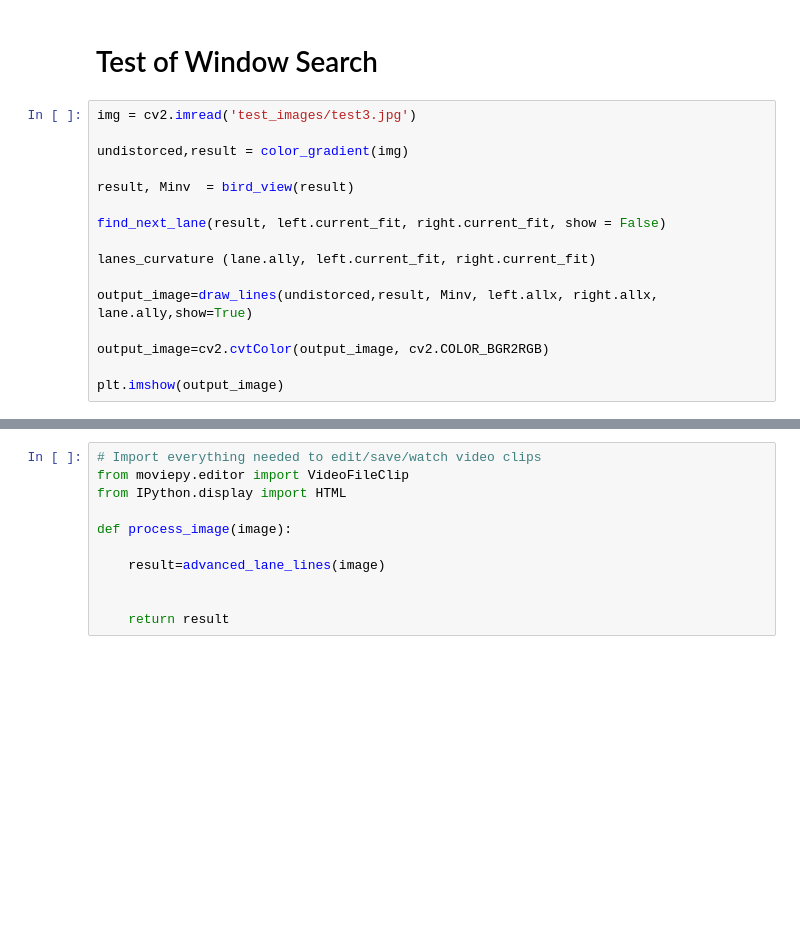
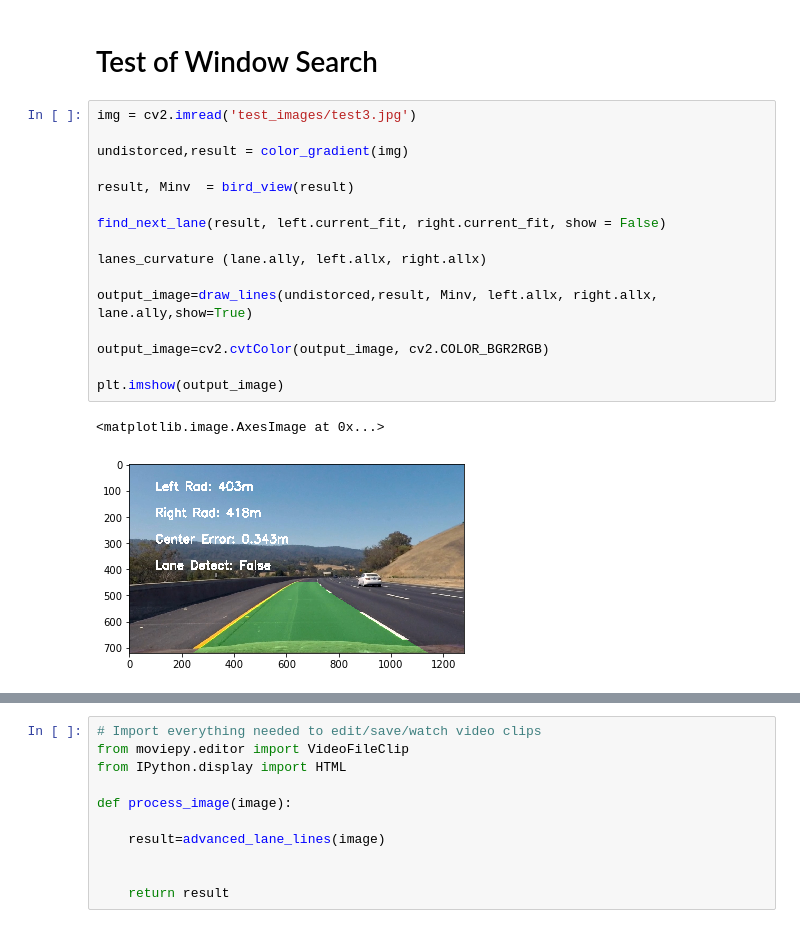
Before and after one commit to GuiBo79/CarND-Advanced-Lane-Lines, a Jupyter notebook: adv_lanes.ipynb, the cells around one changed output, grey strips where cells are left out. Saved outputs shown, nothing was run; the diff lists cells and outputs as text; blank space fills up the shorter version.

```diff
--- a/adv_lanes.ipynb
+++ b/adv_lanes.ipynb
@@ -419,19 +458,22 @@ plt.imshow(output_image)
 # %%
 img = cv2.imread('test_images/test3.jpg')
 
 undistorced,result = color_gradient(img)
 
 result, Minv  = bird_view(result)
 
 find_next_lane(result, left.current_fit, right.current_fit, show = False)
 
-lanes_curvature (lane.ally, left.current_fit, right.current_fit)
+lanes_curvature (lane.ally, left.allx, right.allx)
 
 output_image=draw_lines(undistorced,result, Minv, left.allx, right.allx, lane.ally,show=True)
 
 output_image=cv2.cvtColor(output_image, cv2.COLOR_BGR2RGB)
 
 plt.imshow(output_image)
+# %% [output]
+<matplotlib.image.AxesImage at 0x...>
+[figure, added]
 # %%
 
 def advanced_lane_lines(image):
```
Also changed, not shown: parts of 7 cells of this notebook, 1 other file.
